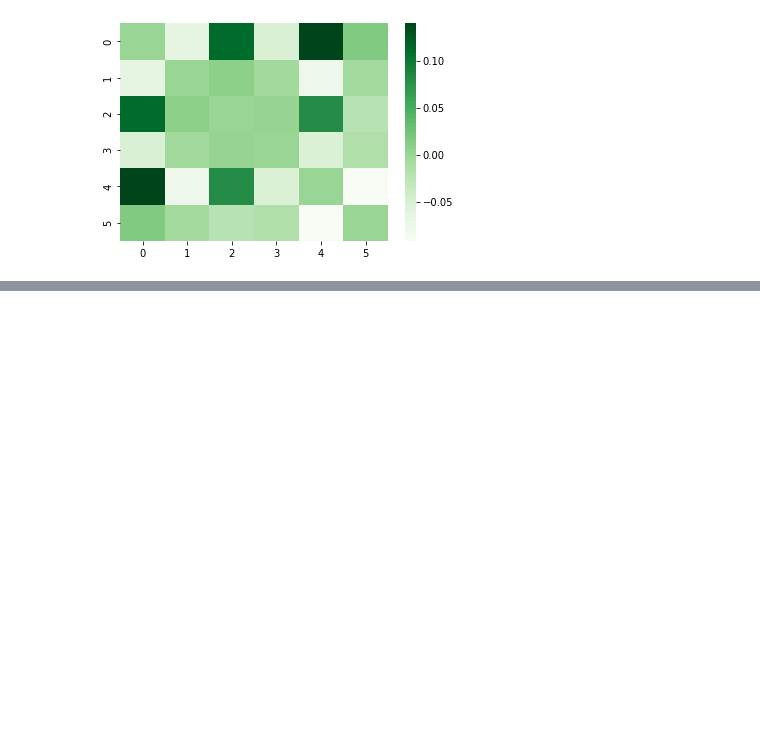
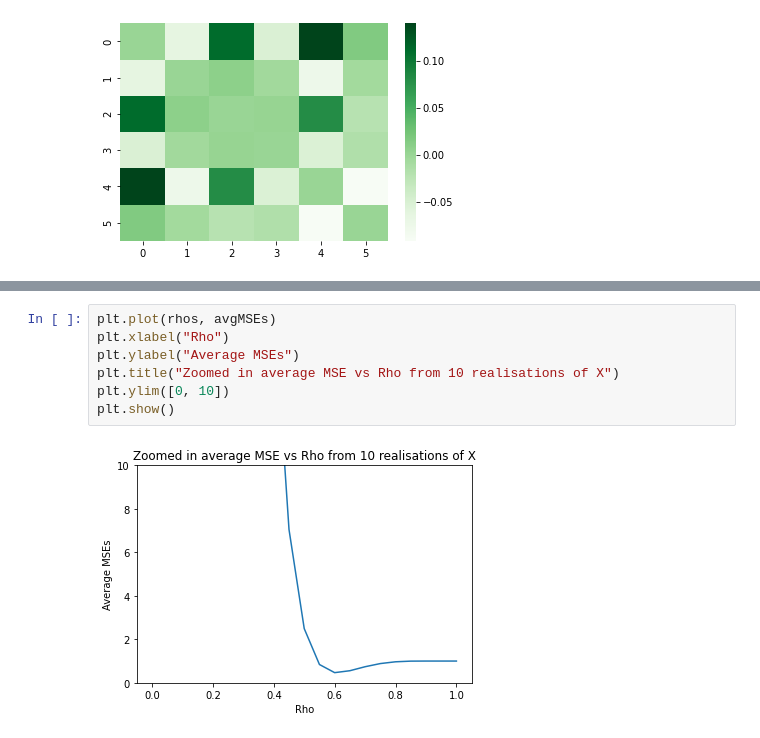
Before and after one commit to Sorgl0s/MAST30034_Assignment1, a Jupyter notebook: Assignment 1 JPNB.ipynb, the cells around one changed output, grey strips where cells are left out. Drawn from its saved outputs; the diff is of its cells as text; blank space fills up the shorter version.

```diff
--- a/Assignment 1 JPNB.ipynb
+++ b/Assignment 1 JPNB.ipynb
@@ -412,0 +415,9 @@ plt.show()
+# %%
+plt.plot(rhos, avgMSEs)
+plt.xlabel("Rho")
+plt.ylabel("Average MSEs")
+plt.title("Zoomed in average MSE vs Rho from 10 realisations of X")
+plt.ylim([0, 10])
+plt.show()
+# %% [output]
+[figure, added]
```
Also changed, not shown: parts of 20 cells of this notebook.
